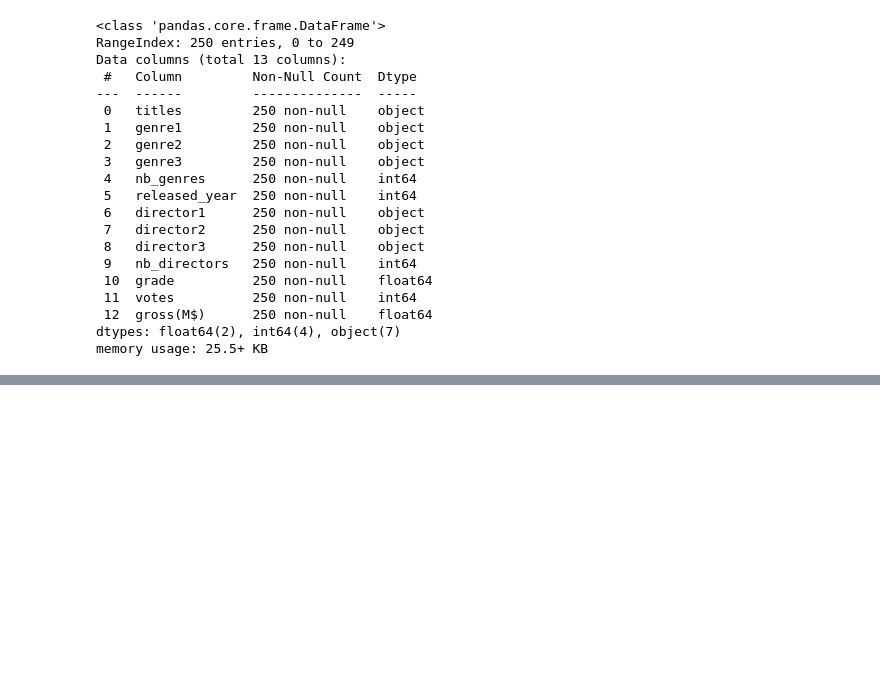
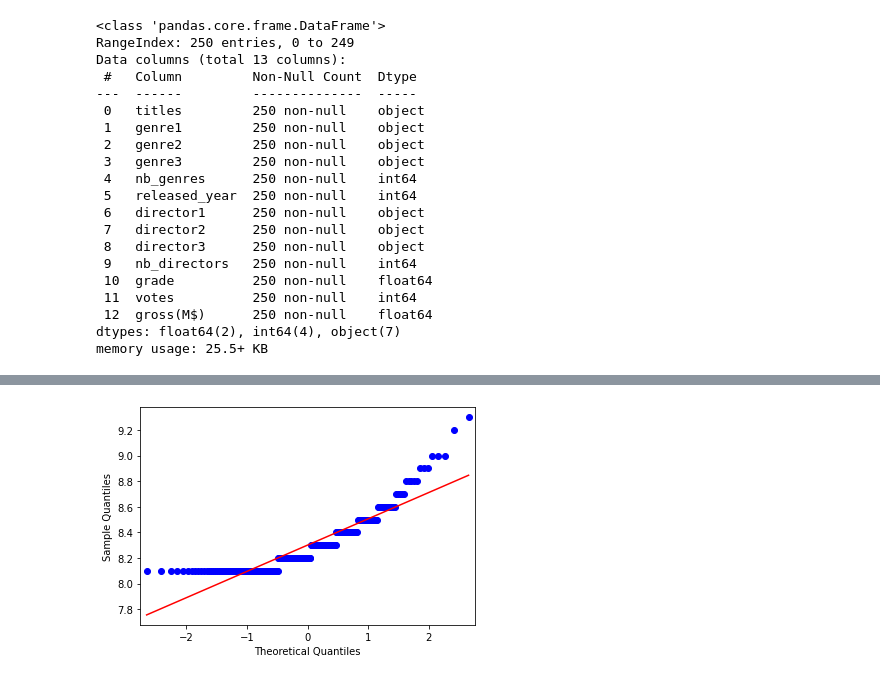
Before and after one commit to art2mkl/projet_IMDB, a Jupyter notebook: Imdb_visulalisation.ipynb, the cells around one changed output, grey strips where cells are left out. Saved outputs shown, nothing was run; the diff lists cells and outputs as text; code cells hidden in the pictures; blank space fills up the shorter version.

```diff
--- a/Imdb_visulalisation.ipynb
+++ b/Imdb_visulalisation.ipynb
@@ -53,0 +61,7 @@ df1.head(16)
+# %%
+import statsmodels.api as sm
+
+sm.qqplot(df1['grade'], line = 'r')
+plt.show()
+# %% [output]
+[figure, added]
```
Also changed, not shown: parts of 35 cells of this notebook, 5 other files.
